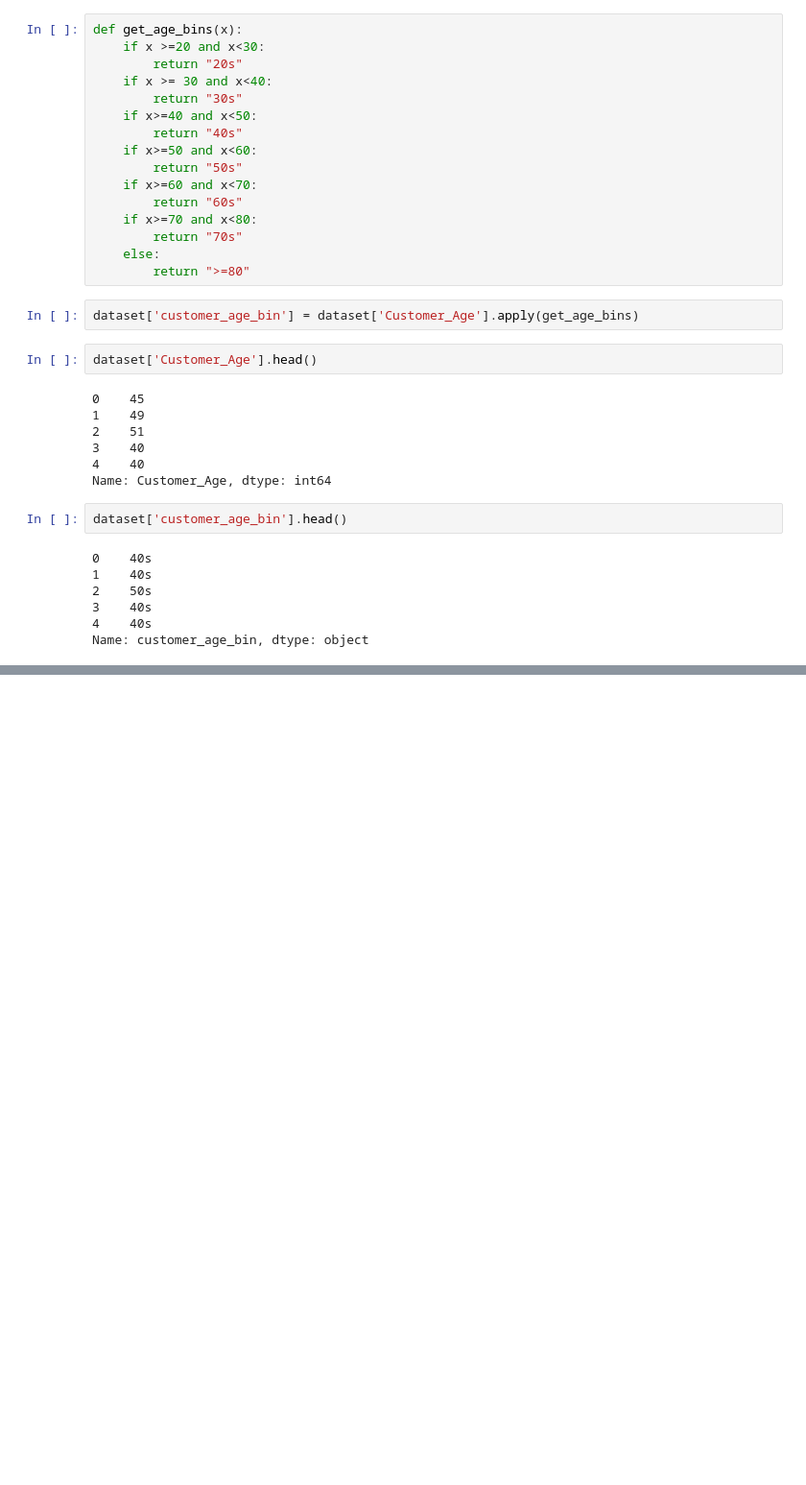
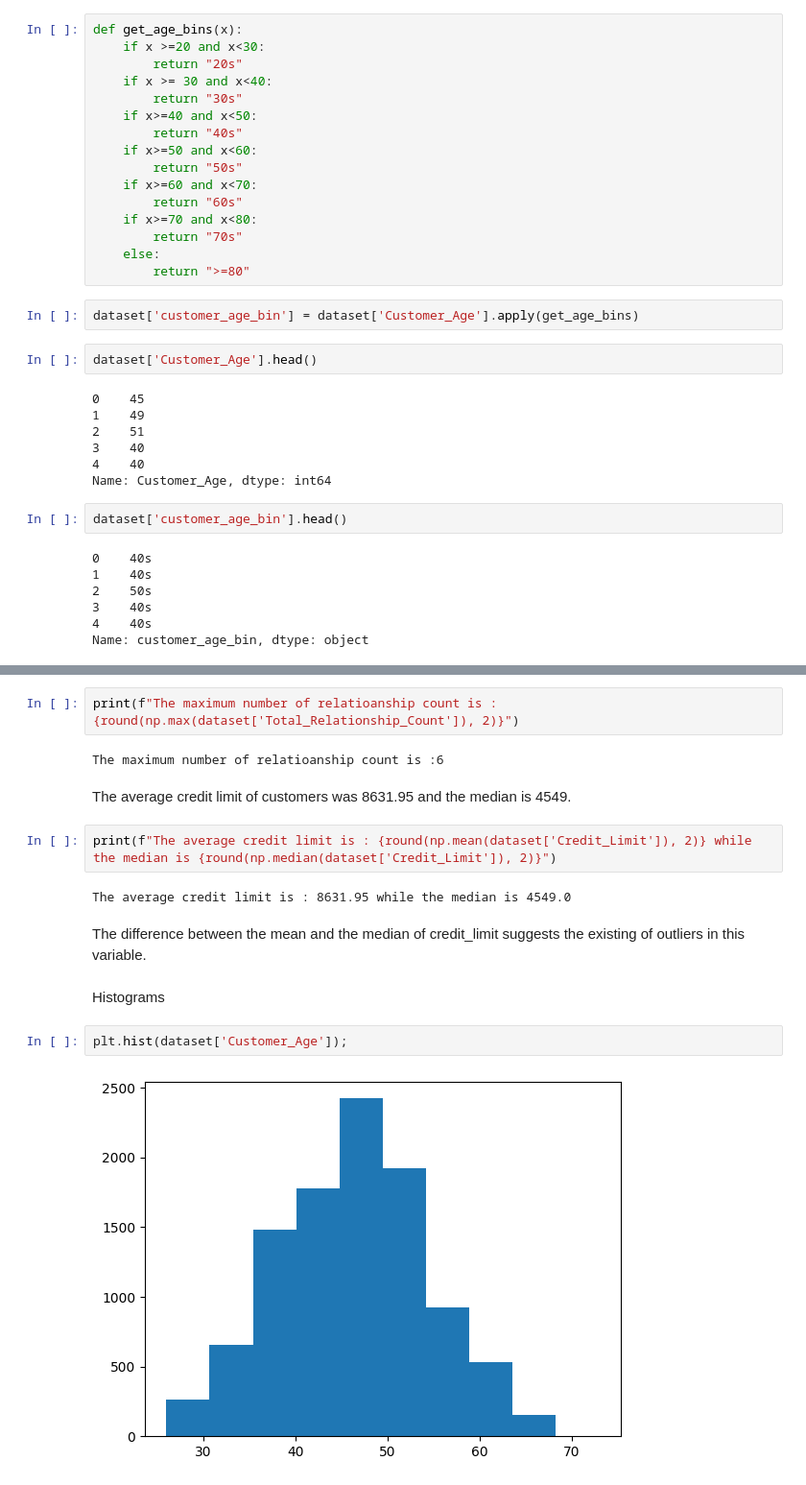
Before and after one commit to AlaaHmd/practical-python-for-data-professionals-4358485, a Jupyter notebook: data/Dirty Data.ipynb, the cells around one changed output, grey strips where cells are left out. Shown at 96% size. Drawn from its saved outputs; the diff is of its cells as text; blank space fills up the shorter version.

```diff
--- a/data/Dirty Data.ipynb
+++ b/data/Dirty Data.ipynb
@@ -323,0 +353,18 @@ Name: customer_age_bin, dtype: object
+# %%
+print(f"The maximum number of relatioanship count is :{round(np.max(dataset['Total_Relationship_Count']), 2)}")
+# %% [output]
+The maximum number of relatioanship count is :6
+# %% [markdown]
+The average credit limit of customers was 8631.95 and the median is 4549.
+# %%
+print(f"The average credit limit is : {round(np.mean(dataset['Credit_Limit']), 2)} while the median is {round(np.median(dataset['Credit_Limit']), 2)}")
+# %% [output]
+The average credit limit is : 8631.95 while the median is 4549.0
+# %% [markdown]
+The difference between the mean and the median of credit_limit suggests the existing of outliers in this variable.
+# %% [markdown]
+Histograms
+# %%
+plt.hist(dataset['Customer_Age']);
+# %% [output]
+[figure, added]
```
Also changed, not shown: parts of 16 cells of this notebook.
